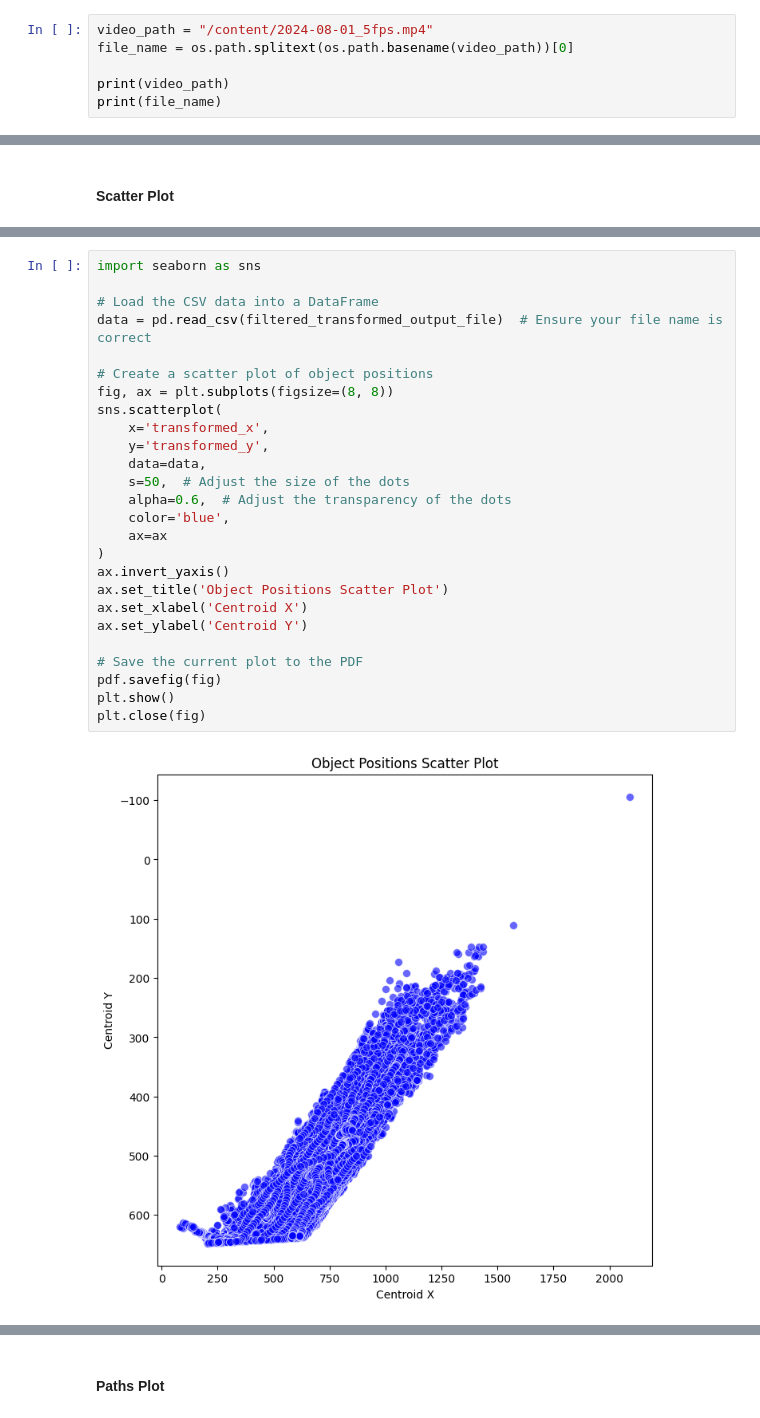
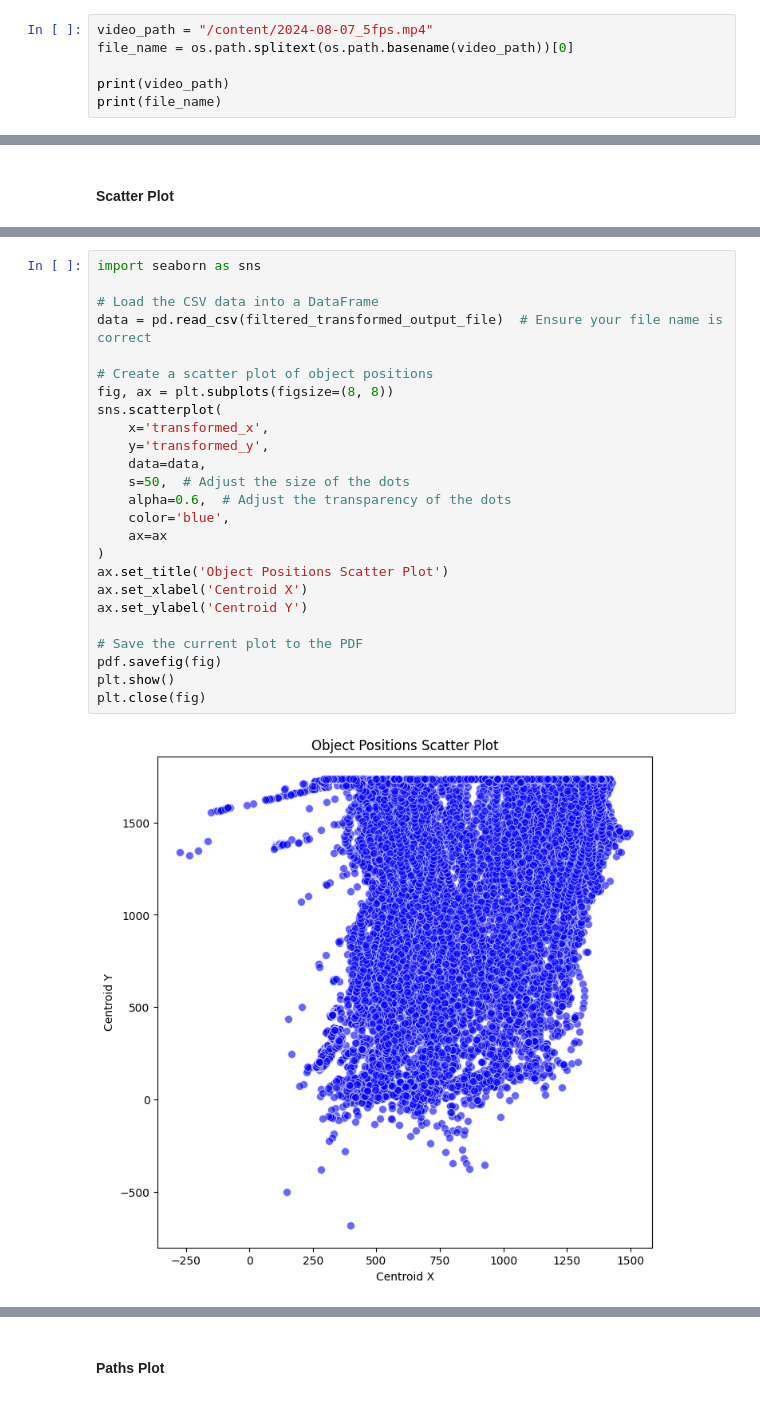
Before and after one commit to wendycao411/Pedestrian_Tracking, a Jupyter notebook: Pedestrian_Tracking.ipynb, the cells around one changed output, grey strips where cells are left out. Drawn from its saved outputs; the diff is of its cells as text.

```diff
--- a/Pedestrian_Tracking.ipynb
+++ b/Pedestrian_Tracking.ipynb
@@ -187,5 +187,5 @@ Input #0, mov,mp4,m4a,3gp,3g2,mj2, from '/content/2024-08-01.mp4':
 # %%
-video_path = "/content/2024-08-01_5fps.mp4"
+video_path = "/content/2024-08-07_5fps.mp4"
 file_name = os.path.splitext(os.path.basename(video_path))[0]
 
 print(video_path)
@@ -996,31 +1016,30 @@ Filtered transformed data saved to output/2024-08-01_5fps/filtered_transformed_d
 # %%
 import seaborn as sns
 
 # Load the CSV data into a DataFrame
 data = pd.read_csv(filtered_transformed_output_file)  # Ensure your file name is correct
 
 # Create a scatter plot of object positions
 fig, ax = plt.subplots(figsize=(8, 8))
 sns.scatterplot(
     x='transformed_x',
     y='transformed_y',
     data=data,
     s=50,  # Adjust the size of the dots
     alpha=0.6,  # Adjust the transparency of the dots
     color='blue',
     ax=ax
 )
-ax.invert_yaxis()
 ax.set_title('Object Positions Scatter Plot')
 ax.set_xlabel('Centroid X')
 ax.set_ylabel('Centroid Y')
 
 # Save the current plot to the PDF
 pdf.savefig(fig)
 plt.show()
 plt.close(fig)
 # %% [output]
-[figure, old version]
+[figure, new version]
 # %%
 import matplotlib.pyplot as plt
 
```
Also changed, not shown: parts of 25 cells of this notebook.
